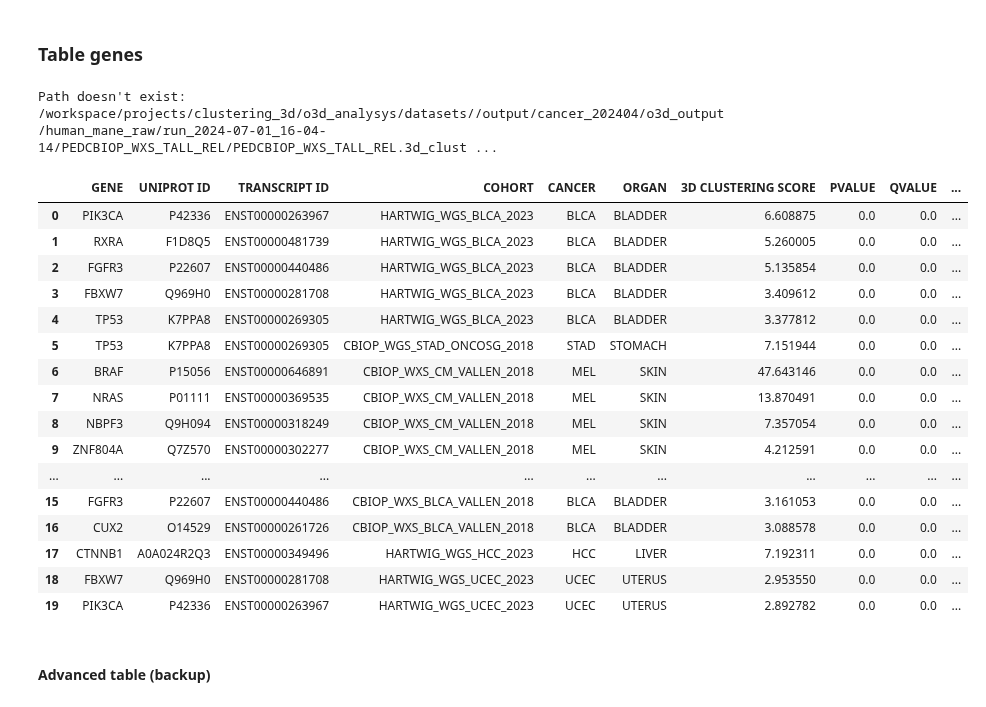
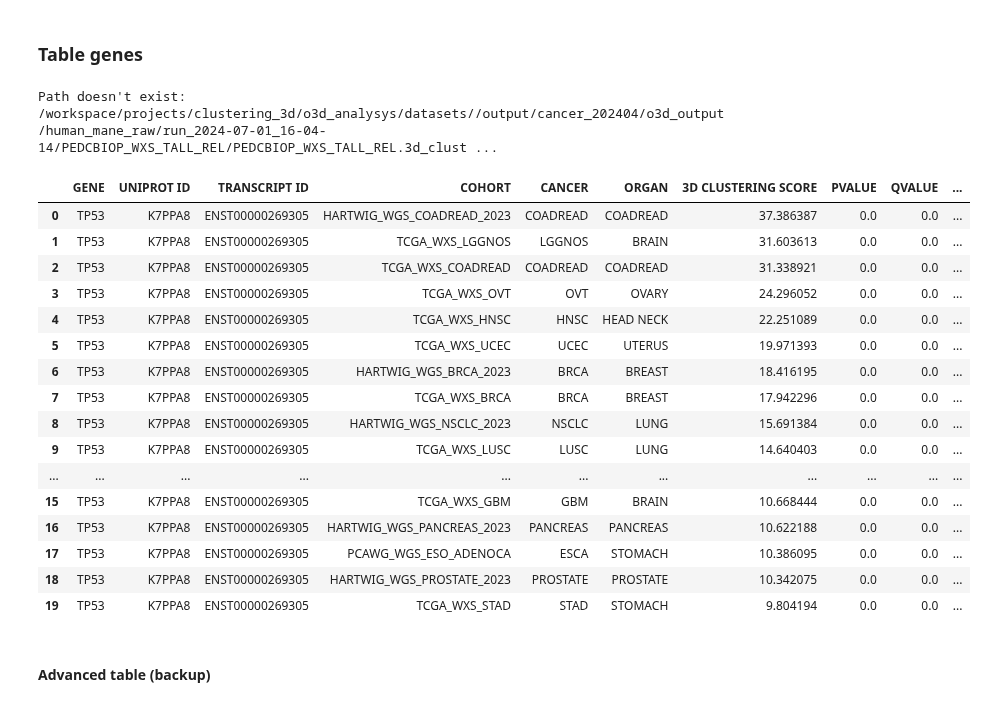
Before and after one commit to bbglab/oncodrive3d_paper, a Jupyter notebook: fig5_landscape_and_distributions/landscape.ipynb, the cells around one changed output. Drawn from its saved outputs; the diff is of its cells as text; code cells hidden in the pictures.

```diff
--- a/fig5_landscape_and_distributions/landscape.ipynb
+++ b/fig5_landscape_and_distributions/landscape.ipynb
@@ -1217,8 +1217,11 @@ cohort_df_table.ORGAN = cohort_df_table.ORGAN.str.replace("_", " ")
 cohort_df_table.ORGAN = cohort_df_table.ORGAN.str.replace("LYMPH", "LYMPHATIC SYSTEM")
 cohort_df_table.ORGAN = cohort_df_table.ORGAN.str.replace("MYELOID", "MYELOID CELL TYPES")
 cohort_df_table.COHORT = cohort_df_table.COHORT.str.replace("TCGA_WXS_SOFT_TISSUE", "TCGA_WXS_SARC")
+cohort_df_table.ORGAN = cohort_df_table.ORGAN.str.replace("_", " ")
+cohort_df_table.ORGAN = cohort_df_table.ORGAN.str.replace("SOFT TISSUE", "SARC")
 
 cohort_df_table.insert(2, "ORGAN", cohort_df_table.pop("ORGAN"))
+cohort_df_table = cohort_df_table.sort_values(["ORGAN", "CANCER"]).reset_index(drop=True)
 cohort_df_table.to_csv("data/cohorts.tsv", index=False, sep="\t")
 cohort_df_table
 # %% [output]
@@ -1414,49 +1397,53 @@ df_results['N_clusters'] = df_results['C_label'].apply(lambda x: len(np.unique(l
 df_results = df_results.merge(annot_df[["Gene", "cgc", "oncokb", "intogen"]].replace({1: "YES", 0: "NO"}), how="left")
 
 # Parse
 rename_cols = {"Gene" : "GENE",
                "Uniprot_ID" : "UNIPROT ID",
                "O3D_transcript_ID" : "TRANSCRIPT ID",
                "Cohort" : "COHORT",
                "CANCER" : "CANCER",
                "ORGAN" : "ORGAN",
                "Score_obs_sim_top_vol" : "3D CLUSTERING SCORE",
                "pval" : "PVALUE",
                "qval" : "QVALUE",
                "Clust_res" : "NUMBER OF SIGNIFICANT RESIDUES",
                "Ratio_clust_res" : "RATIO OF SIGNIFICANT RESIDUE",
                "N_clusters" : "NUMBER OF CLUSTERS",
                "C_pos" : "LOCATION OF CLUSTERS",
                "Clust_mut" : "MUTATIONS IN CLUSTERS",
                "Mut_in_gene" : "TOTAL MUTATIONS",
                "cgc" : "CGC",
                "oncokb" : "ONCOKB",
                "intogen" : "INTOGEN"}
 
 df_results = df_results.rename(columns=rename_cols)[list(rename_cols.values())]
 df_results["NUMBER OF SIGNIFICANT RESIDUES"] = df_results["NUMBER OF SIGNIFICANT RESIDUES"].astype(int)
 df_results["MUTATIONS IN CLUSTERS"] = df_results["MUTATIONS IN CLUSTERS"].astype(int)
+
+genes_by_cohort = df_results.groupby("GENE").apply(lambda x: len(x)).sort_values().reset_index().rename(columns={0 : "Cohorts_detected"})
+df_results = df_results.merge(genes_by_cohort, on="GENE").sort_values(
+    ["Cohorts_detected", "3D CLUSTERING SCORE"], ascending=[False, False]).reset_index(drop=True).drop(columns=["Cohorts_detected"])
 df_results.to_csv("data/detected_genes_cohorts.tsv", index=False, sep="\t")
 df_results[:20]
 # %% [output]
 Path doesn't exist: /workspace/projects/clustering_3d/o3d_analysys/datasets//output/cancer_202404/o3d_output/human_mane_raw/run_2024-07-01_16-04-14/PEDCBIOP_WXS_TALL_REL/PEDCBIOP_WXS_TALL_REL.3d_clust ...
 |  | GENE | UNIPROT ID | TRANSCRIPT ID | COHORT | CANCER | ORGAN | 3D CLUSTERING SCORE | PVALUE | QVALUE | ... |
-| 0 | PIK3CA | P42336 | ENST00000263967 | HARTWIG_WGS_BLCA_2023 | BLCA | BLADDER | 6.608875 | 0.0 | 0.0 | ... |
-| 1 | RXRA | F1D8Q5 | ENST00000481739 | HARTWIG_WGS_BLCA_2023 | BLCA | BLADDER | 5.260005 | 0.0 | 0.0 | ... |
-| 2 | FGFR3 | P22607 | ENST00000440486 | HARTWIG_WGS_BLCA_2023 | BLCA | BLADDER | 5.135854 | 0.0 | 0.0 | ... |
-| 3 | FBXW7 | Q969H0 | ENST00000281708 | HARTWIG_WGS_BLCA_2023 | BLCA | BLADDER | 3.409612 | 0.0 | 0.0 | ... |
-| 4 | TP53 | K7PPA8 | ENST00000269305 | HARTWIG_WGS_BLCA_2023 | BLCA | BLADDER | 3.377812 | 0.0 | 0.0 | ... |
-| 5 | TP53 | K7PPA8 | ENST00000269305 | CBIOP_WGS_STAD_ONCOSG_2018 | STAD | STOMACH | 7.151944 | 0.0 | 0.0 | ... |
-| 6 | BRAF | P15056 | ENST00000646891 | CBIOP_WXS_CM_VALLEN_2018 | MEL | SKIN | 47.643146 | 0.0 | 0.0 | ... |
-| 7 | NRAS | P01111 | ENST00000369535 | CBIOP_WXS_CM_VALLEN_2018 | MEL | SKIN | 13.870491 | 0.0 | 0.0 | ... |
-| 8 | NBPF3 | Q9H094 | ENST00000318249 | CBIOP_WXS_CM_VALLEN_2018 | MEL | SKIN | 7.357054 | 0.0 | 0.0 | ... |
-| 9 | ZNF804A | Q7Z570 | ENST00000302277 | CBIOP_WXS_CM_VALLEN_2018 | MEL | SKIN | 4.212591 | 0.0 | 0.0 | ... |
+| 0 | TP53 | K7PPA8 | ENST00000269305 | HARTWIG_WGS_COADREAD_2023 | COADREAD | COADREAD | 37.386387 | 0.0 | 0.0 | ... |
+| 1 | TP53 | K7PPA8 | ENST00000269305 | TCGA_WXS_LGGNOS | LGGNOS | BRAIN | 31.603613 | 0.0 | 0.0 | ... |
+| 2 | TP53 | K7PPA8 | ENST00000269305 | TCGA_WXS_COADREAD | COADREAD | COADREAD | 31.338921 | 0.0 | 0.0 | ... |
+| 3 | TP53 | K7PPA8 | ENST00000269305 | TCGA_WXS_OVT | OVT | OVARY | 24.296052 | 0.0 | 0.0 | ... |
+| 4 | TP53 | K7PPA8 | ENST00000269305 | TCGA_WXS_HNSC | HNSC | HEAD NECK | 22.251089 | 0.0 | 0.0 | ... |
+| 5 | TP53 | K7PPA8 | ENST00000269305 | TCGA_WXS_UCEC | UCEC | UTERUS | 19.971393 | 0.0 | 0.0 | ... |
+| 6 | TP53 | K7PPA8 | ENST00000269305 | HARTWIG_WGS_BRCA_2023 | BRCA | BREAST | 18.416195 | 0.0 | 0.0 | ... |
+| 7 | TP53 | K7PPA8 | ENST00000269305 | TCGA_WXS_BRCA | BRCA | BREAST | 17.942296 | 0.0 | 0.0 | ... |
+| 8 | TP53 | K7PPA8 | ENST00000269305 | HARTWIG_WGS_NSCLC_2023 | NSCLC | LUNG | 15.691384 | 0.0 | 0.0 | ... |
+| 9 | TP53 | K7PPA8 | ENST00000269305 | TCGA_WXS_LUSC | LUSC | LUNG | 14.640403 | 0.0 | 0.0 | ... |
 | ... | ... | ... | ... | ... | ... | ... | ... | ... | ... | ... |
-| 15 | FGFR3 | P22607 | ENST00000440486 | CBIOP_WXS_BLCA_VALLEN_2018 | BLCA | BLADDER | 3.161053 | 0.0 | 0.0 | ... |
-| 16 | CUX2 | O14529 | ENST00000261726 | CBIOP_WXS_BLCA_VALLEN_2018 | BLCA | BLADDER | 3.088578 | 0.0 | 0.0 | ... |
-| 17 | CTNNB1 | A0A024R2Q3 | ENST00000349496 | HARTWIG_WGS_HCC_2023 | HCC | LIVER | 7.192311 | 0.0 | 0.0 | ... |
-| 18 | FBXW7 | Q969H0 | ENST00000281708 | HARTWIG_WGS_UCEC_2023 | UCEC | UTERUS | 2.953550 | 0.0 | 0.0 | ... |
-| 19 | PIK3CA | P42336 | ENST00000263967 | HARTWIG_WGS_UCEC_2023 | UCEC | UTERUS | 2.892782 | 0.0 | 0.0 | ... |
+| 15 | TP53 | K7PPA8 | ENST00000269305 | TCGA_WXS_GBM | GBM | BRAIN | 10.668444 | 0.0 | 0.0 | ... |
+| 16 | TP53 | K7PPA8 | ENST00000269305 | HARTWIG_WGS_PANCREAS_2023 | PANCREAS | PANCREAS | 10.622188 | 0.0 | 0.0 | ... |
+| 17 | TP53 | K7PPA8 | ENST00000269305 | PCAWG_WGS_ESO_ADENOCA | ESCA | STOMACH | 10.386095 | 0.0 | 0.0 | ... |
+| 18 | TP53 | K7PPA8 | ENST00000269305 | HARTWIG_WGS_PROSTATE_2023 | PROSTATE | PROSTATE | 10.342075 | 0.0 | 0.0 | ... |
+| 19 | TP53 | K7PPA8 | ENST00000269305 | TCGA_WXS_STAD | STAD | STOMACH | 9.804194 | 0.0 | 0.0 | ... |
 # %% [markdown]
 #### Advanced table (backup)
 # %%
```
Also changed, not shown: parts of 4 cells of this notebook, 2 other files.
